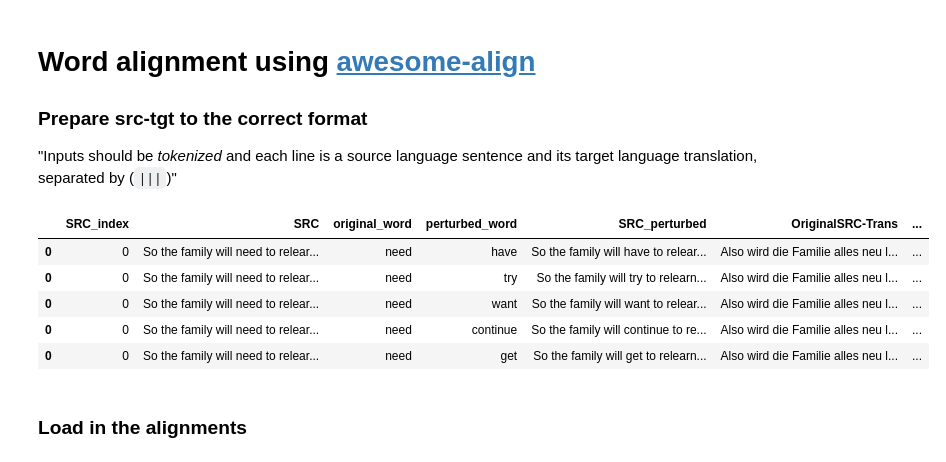
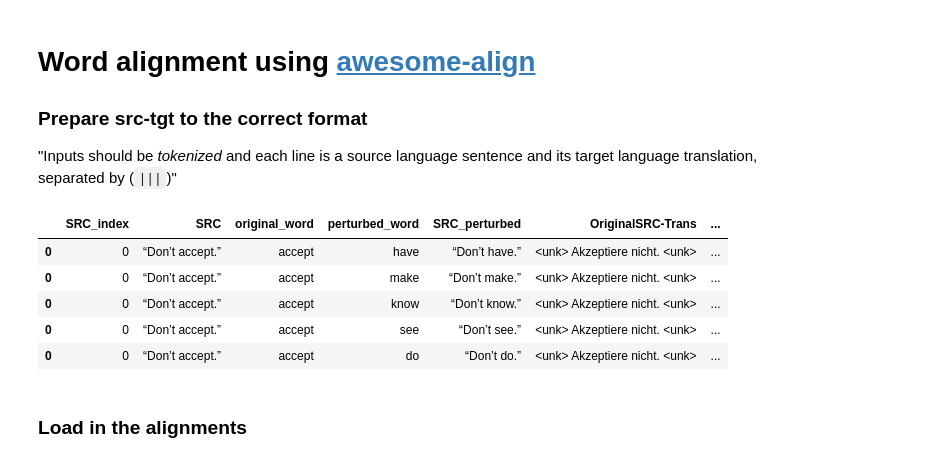
Before and after one commit to TuAnh23/Perturbation-basedQE, a Jupyter notebook: Align translations .ipynb, the cells around one changed output. Drawn from its saved outputs; the diff is of its cells as text; code cells hidden in the pictures.

```diff
--- a/Align translations .ipynb
+++ b/Align translations .ipynb
@@ -123,39 +123,39 @@ import numpy as np
 import matplotlib.pyplot as plt
 from scipy import stats
 
 
 perturb_type = 'content'
-dataset = f'masked_covost2_for_en2de'  # 'MuST-SHE-en2fr' 'IWSLT15-en2vi' 'wmt19-newstest2019-en2de'
+dataset = f'masked_{perturb_type}_covost2_for_en2de'  # 'MuST-SHE-en2fr' 'IWSLT15-en2vi' 'wmt19-newstest2019-en2de'
 beam = 5
 replacement_strategy = 'masking_language_model'
 no_of_replacements = 5
 ignore_case = False  # Only Europarls needs ignore case
 chunk_max_length=1
 spacy_model = None
 # Loading these models in is time consuming
 # de_model = load_facebook_model("data/cc.de.300.bin").wv
 # vi_model = load_facebook_model("data/cc.vi.300.bin").wv
 
 # # This overwrite the above params
 # winoMT = True
 # perturb_type = 'pronoun'
 # no_of_replacements = 1
 
 winoMT=False
 
 output = read_output_df(dataset=dataset, perturb_type=perturb_type, beam=beam,
                         replacement_strategy=replacement_strategy, ignore_case=ignore_case,
                         no_of_replacements=no_of_replacements, chunk_max_length=chunk_max_length,
                         spacy_model=spacy_model, analyse_feature=False)
 
 output.head()
 # %% [output]
 |  | SRC_index | SRC | original_word | perturbed_word | SRC_perturbed | OriginalSRC-Trans | ... |
-| 0 | 0 | So the family will need to relear... | need | have | So the family will have to relear... | Also wird die Familie alles neu l... | ... |
-| 0 | 0 | So the family will need to relear... | need | try | So the family will try to relearn... | Also wird die Familie alles neu l... | ... |
-| 0 | 0 | So the family will need to relear... | need | want | So the family will want to relear... | Also wird die Familie alles neu l... | ... |
-| 0 | 0 | So the family will need to relear... | need | continue | So the family will continue to re... | Also wird die Familie alles neu l... | ... |
-| 0 | 0 | So the family will need to relear... | need | get | So the family will get to relearn... | Also wird die Familie alles neu l... | ... |
+| 0 | 0 | “Don’t accept.” | accept | have | “Don’t have.” | <unk> Akzeptiere nicht. <unk> | ... |
+| 0 | 0 | “Don’t accept.” | accept | make | “Don’t make.” | <unk> Akzeptiere nicht. <unk> | ... |
+| 0 | 0 | “Don’t accept.” | accept | know | “Don’t know.” | <unk> Akzeptiere nicht. <unk> | ... |
+| 0 | 0 | “Don’t accept.” | accept | see | “Don’t see.” | <unk> Akzeptiere nicht. <unk> | ... |
+| 0 | 0 | “Don’t accept.” | accept | do | “Don’t do.” | <unk> Akzeptiere nicht. <unk> | ... |
 # %%
 if winoMT:
     path_prefix = "output/winoMT_asmetric/wmt19_winoMT_perturbed"
```
Also changed, not shown: parts of 1 cell of this notebook, 3 other files.
